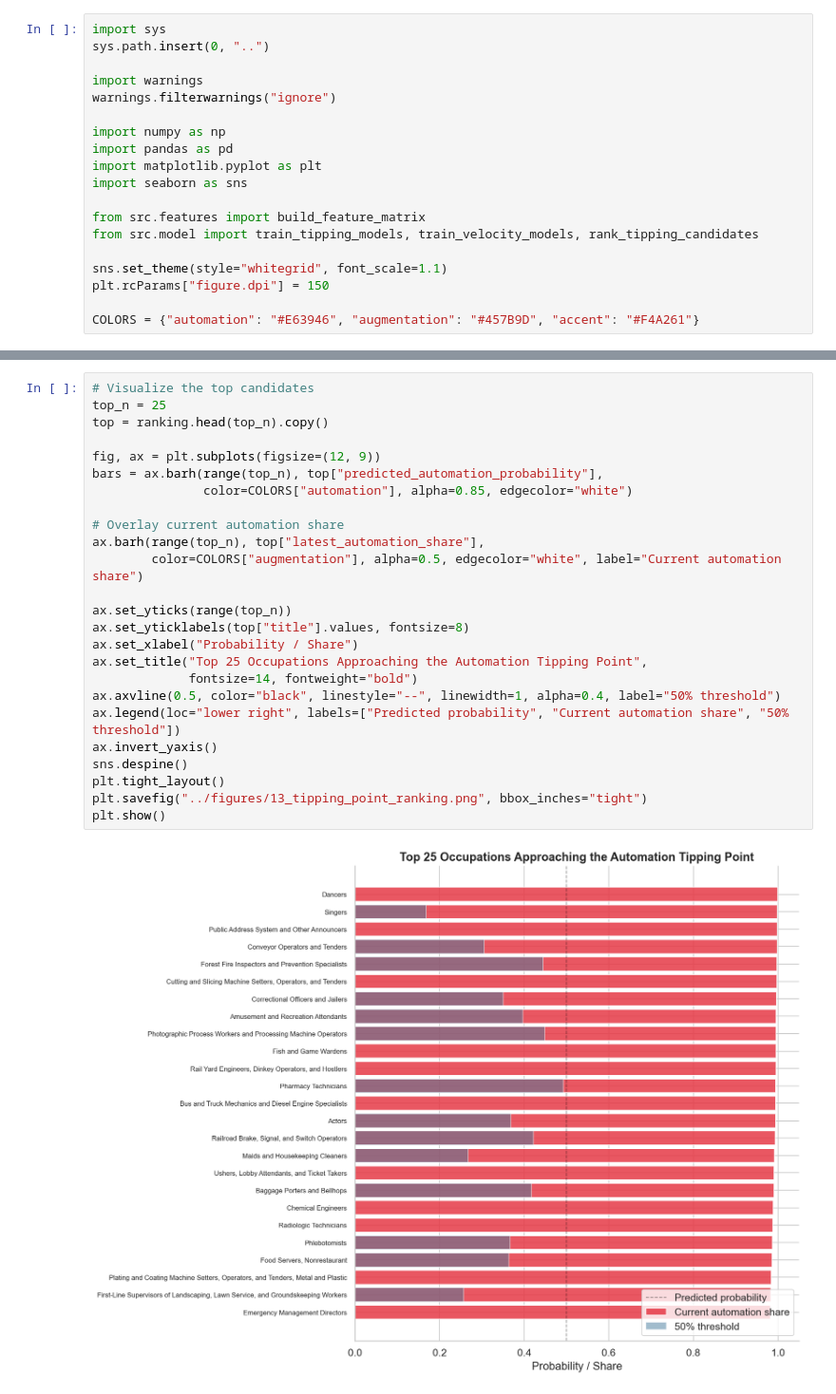
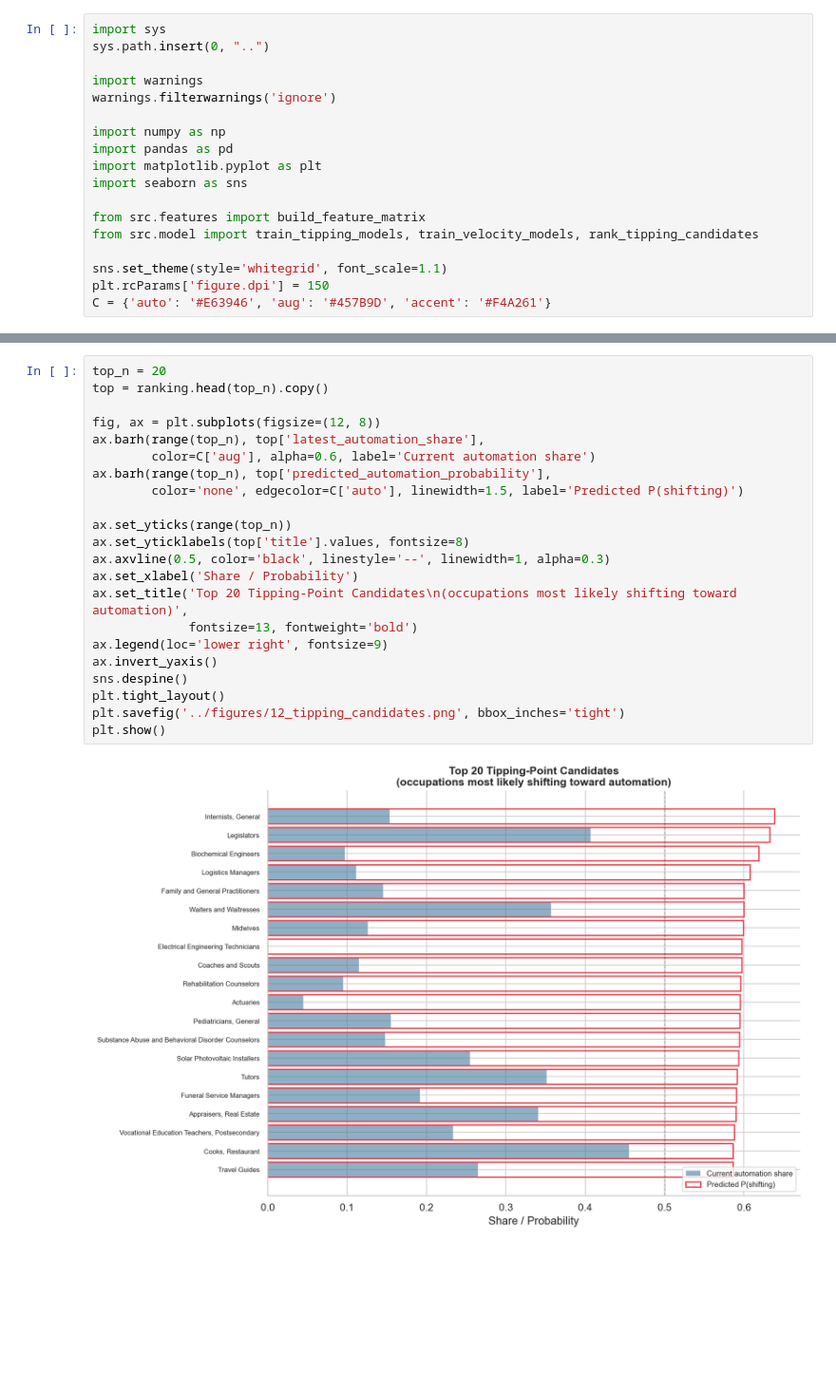
Before and after one commit to alvinekelund/what-predicts-ai-automation, a Jupyter notebook: notebooks/04_analysis.ipynb, the cells around one changed output, grey strips where cells are left out. Shown at 95% size. Cells and saved outputs as stored; diff of their text form; blank space fills up the shorter version.

```diff
--- a/notebooks/04_analysis.ipynb
+++ b/notebooks/04_analysis.ipynb
@@ -9,7 +8,7 @@ import sys
 sys.path.insert(0, "..")
 
 import warnings
-warnings.filterwarnings("ignore")
+warnings.filterwarnings('ignore')
 
 import numpy as np
 import pandas as pd
@@ -19,10 +18,9 @@ import seaborn as sns
 from src.features import build_feature_matrix
 from src.model import train_tipping_models, train_velocity_models, rank_tipping_candidates
 
-sns.set_theme(style="whitegrid", font_scale=1.1)
-plt.rcParams["figure.dpi"] = 150
-
-COLORS = {"automation": "#E63946", "augmentation": "#457B9D", "accent": "#F4A261"}
+sns.set_theme(style='whitegrid', font_scale=1.1)
+plt.rcParams['figure.dpi'] = 150
+C = {'auto': '#E63946', 'aug': '#457B9D', 'accent': '#F4A261'}
 # %%
 features = build_feature_matrix()
 tip_results = train_tipping_models(features)
@@ -79,27 +102,24 @@ Top 30 occupations approaching the automation tipping point:
 # %%
-# Visualize the top candidates
-top_n = 25
+top_n = 20
 top = ranking.head(top_n).copy()
 
-fig, ax = plt.subplots(figsize=(12, 9))
-bars = ax.barh(range(top_n), top["predicted_automation_probability"],
-               color=COLORS["automation"], alpha=0.85, edgecolor="white")
-
-# Overlay current automation share
-ax.barh(range(top_n), top["latest_automation_share"],
-        color=COLORS["augmentation"], alpha=0.5, edgecolor="white", label="Current automation share")
+fig, ax = plt.subplots(figsize=(12, 8))
+ax.barh(range(top_n), top['latest_automation_share'],
+        color=C['aug'], alpha=0.6, label='Current automation share')
+ax.barh(range(top_n), top['predicted_automation_probability'],
+        color='none', edgecolor=C['auto'], linewidth=1.5, label='Predicted P(shifting)')
 
 ax.set_yticks(range(top_n))
-ax.set_yticklabels(top["title"].values, fontsize=8)
-ax.set_xlabel("Probability / Share")
-ax.set_title("Top 25 Occupations Approaching the Automation Tipping Point",
-             fontsize=14, fontweight="bold")
-ax.axvline(0.5, color="black", linestyle="--", linewidth=1, alpha=0.4, label="50% threshold")
-ax.legend(loc="lower right", labels=["Predicted probability", "Current automation share", "50% threshold"])
+ax.set_yticklabels(top['title'].values, fontsize=8)
+ax.axvline(0.5, color='black', linestyle='--', linewidth=1, alpha=0.3)
+ax.set_xlabel('Share / Probability')
+ax.set_title('Top 20 Tipping-Point Candidates\n(occupations most likely shifting toward automation)',
+             fontsize=13, fontweight='bold')
+ax.legend(loc='lower right', fontsize=9)
 ax.invert_yaxis()
 sns.despine()
 plt.tight_layout()
-plt.savefig("../figures/13_tipping_point_ranking.png", bbox_inches="tight")
+plt.savefig('../figures/12_tipping_candidates.png', bbox_inches='tight')
 plt.show()
 # %% [output]
-[figure, old version]
+[figure, new version]
```
Also changed, not shown: parts of 21 cells of this notebook, 31 other files.
